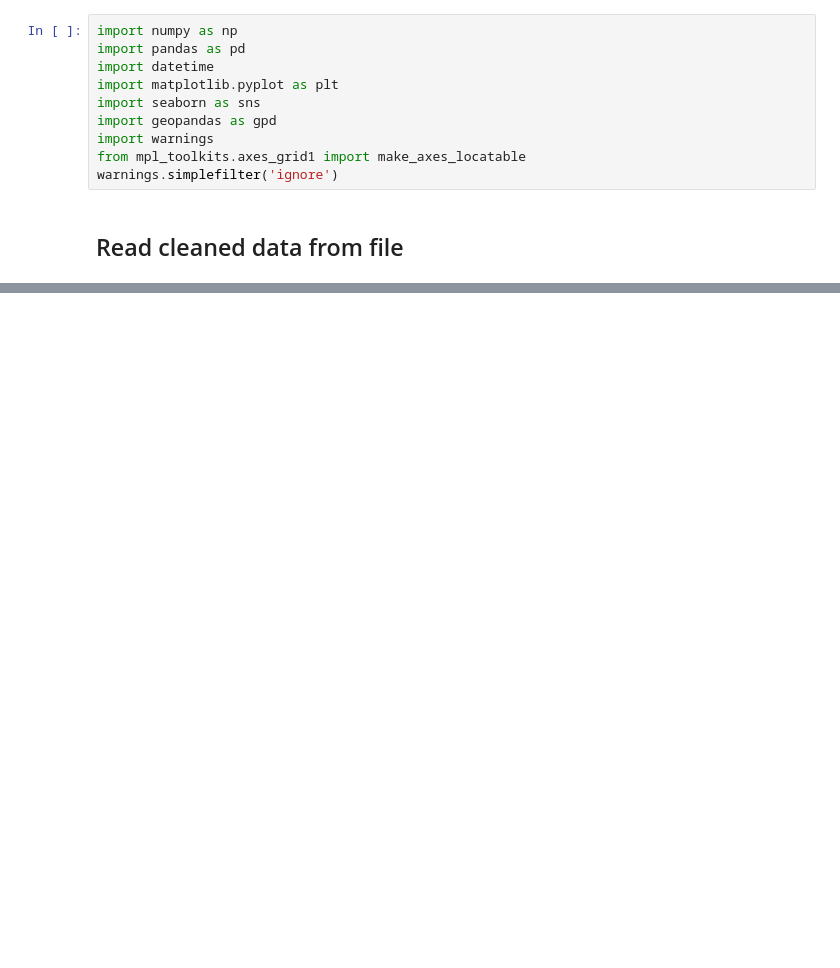
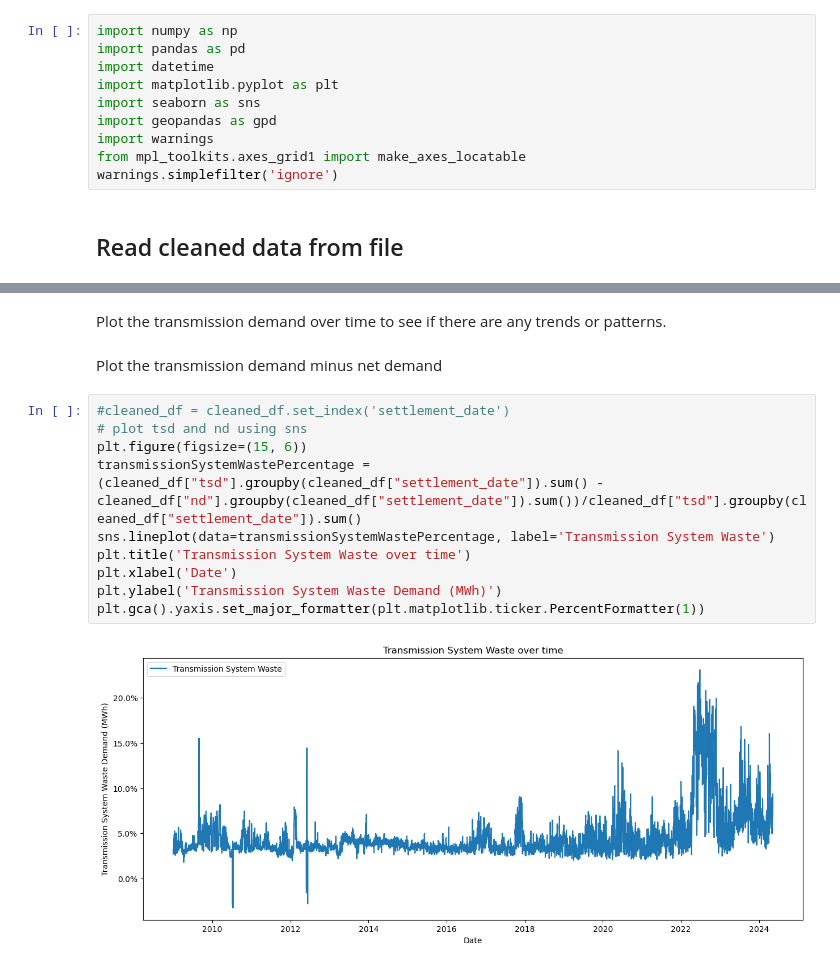
Before and after one commit to TranPhanPhucAn/Lab2-THTQHDL, a Jupyter notebook: Visualize_data.ipynb, the cells around one changed output, grey strips where cells are left out. Cells and saved outputs as stored; diff of their text form; blank space fills up the shorter version.

```diff
--- a/Visualize_data.ipynb
+++ b/Visualize_data.ipynb
@@ -290,0 +68,16 @@ While a high GDP may lead to the creation of more billionaires, it's essential t
+# %% [markdown]
+Plot the transmission demand over time to see if there are any trends or patterns.
+# %% [markdown]
+Plot the transmission demand minus net demand
+# %%
+#cleaned_df = cleaned_df.set_index('settlement_date')
+# plot tsd and nd using sns
+plt.figure(figsize=(15, 6))
+transmissionSystemWastePercentage = (cleaned_df["tsd"].groupby(cleaned_df["settlement_date"]).sum() - cleaned_df["nd"].groupby(cleaned_df["settlement_date"]).sum())/cleaned_df["tsd"].groupby(cleaned_df["settlement_date"]).sum()
+sns.lineplot(data=transmissionSystemWastePercentage, label='Transmission System Waste')
+plt.title('Transmission System Waste over time')
+plt.xlabel('Date')
+plt.ylabel('Transmission System Waste Demand (MWh)')
+plt.gca().yaxis.set_major_formatter(plt.matplotlib.ticker.PercentFormatter(1))
+# %% [output]
+[figure, added]
```
Also changed, not shown: parts of 65 cells of this notebook, 4 other files.
